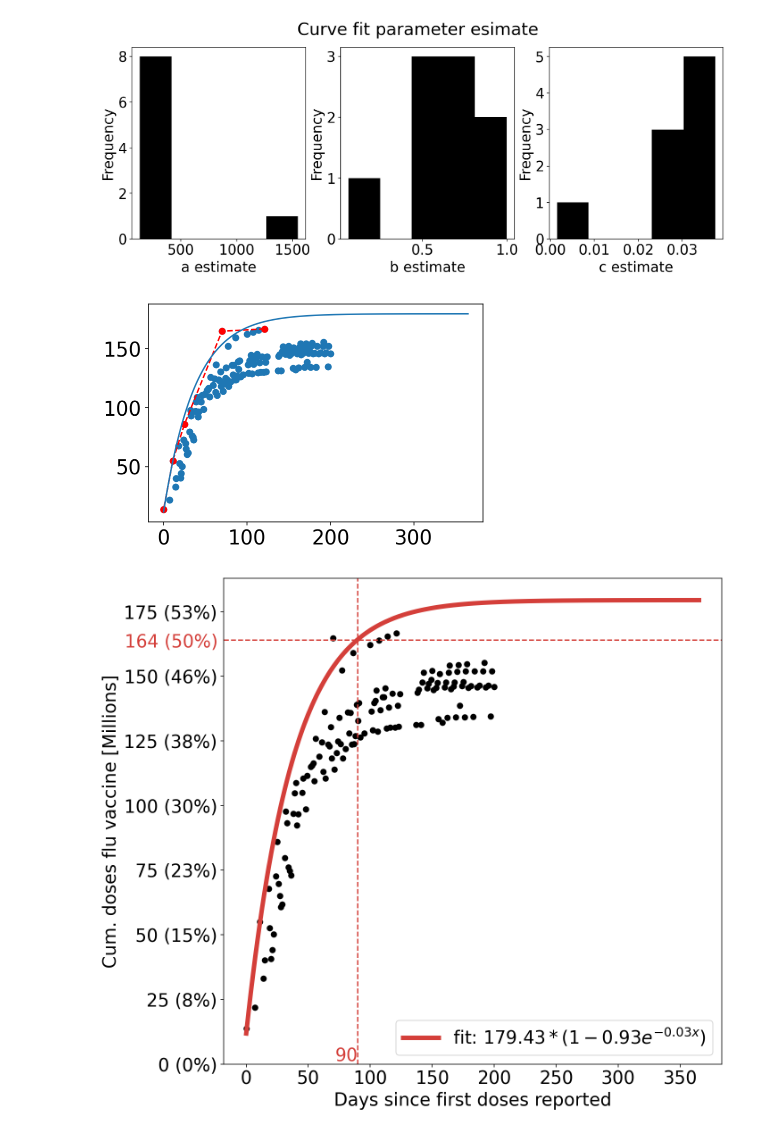
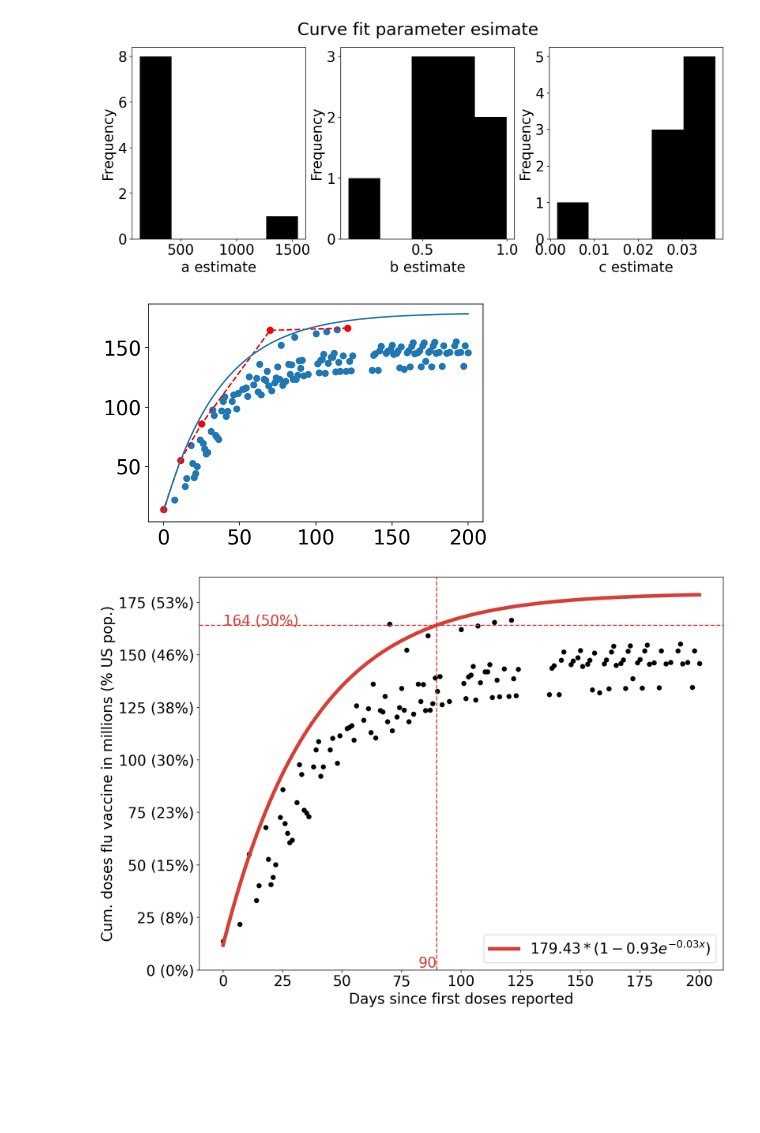
Before and after one commit to sbooeshaghi/fluvax, a Jupyter notebook: notebooks/basic.ipynb, the cells around one changed output. Saved outputs shown, nothing was run; the diff lists cells and outputs as text; code cells hidden in the pictures; blank space fills up the shorter version.

```diff
--- a/notebooks/basic.ipynb
+++ b/notebooks/basic.ipynb
@@ -255,7 +256,11 @@ from scipy.spatial import ConvexHull
 # %%
 #@title Fit the model to the convex hull
-yy = np.nanmean(yvals, axis=0)
-h = ConvexHull(np.vstack([nx, yy]).T)
+x = (xdays-365/2)%365
+y = np.nanmean(yvals, axis=0)
+newx = np.linspace(0, 200, 2000)
+
+nx = x - min(x)
+h = ConvexHull(np.vstack([nx, y]).T)
 
 x = h.points[h.vertices,0][:5]
 y = h.points[h.vertices,1][:5]
@@ -263,16 +268,15 @@ y = h.points[h.vertices,1][:5]
 popt, pcov = curve_fit(func, x, y,  p0=[140, 1,.01],  maxfev=5000)
 plt.plot(x, y, 'ro--')
 
-
 plt.plot(newx, func(newx, *popt))
 
-plt.scatter(nx, yy)
+plt.scatter(h.points[:,0], h.points[:,1])
 plt.show()
 # %% [output]
-[figure, old version]
+[figure, new version]
 # %%
 #@title We estimate it will take 90 days to distribute enough vaccines to vaccinate 50% of the US population
-fig, ax = plt.subplots(figsize=(10, 10))
+fig, ax = plt.subplots(figsize=(13, 10))
 
 color="#D43F3A"
 
@@ -288,37 +292,37 @@ nx = x - min(x)
 ax.scatter(nx,y, color="k")
 
 
 # plot the convex hull
 h = ConvexHull(np.vstack([nx, y]).T)
 x = h.points[h.vertices,0][:5]
 y = h.points[h.vertices,1][:5]
 
 popt, pcov = curve_fit(func, x, y, p0=[140, 1,.01],  maxfev=5000)
-label = f"fit: ${popt[0]:,.2f}*(1-{popt[1]:,.2f}e^{{-{popt[2]:,.2f}x}})$"
+label = f"${popt[0]:,.2f}*(1-{popt[1]:,.2f}e^{{-{popt[2]:,.2f}x}})$"
 ax.plot(newx, func(newx, *popt), color=color, linewidth=5, label=label)
 
 nppl = US_pop/2/1000000.
 ax.axhline(y=nppl, color=color, linestyle="--")
 xl = newx[func(newx, *popt) >=nppl][0]
 ax.axvline(xl, color=color, linestyle="--")
-ax.text(-98, nppl-3, f"{nppl:.0f} (50%)", color=color)
+ax.text(0, nppl, f"{nppl:.0f} (50%)", color=color)
 ax.text(xl, 1, f"{xl:,.0f}",color= color, ha="right")
 
 ax.set(**{
     "ylim": 0,
     "xlabel": "Days since first doses reported",
-    "ylabel": "Cum. doses flu vaccine [Millions]",
+    "ylabel": "Cum. doses flu vaccine in millions (% US pop.)",
 })
 fig.canvas.draw()
 
 ax.set_yticklabels([f"{i.get_text()} ({float(i.get_text())/US_pop*100*1000000:,.0f}%)" for i in ax.get_yticklabels()])
 
 
 ax.legend(loc="lower right")
 
 fig.show()
 # %% [output]
-[figure, old version]
+[figure, new version]
 # %%
 print("This notebook took {:.2f} seconds to run.".format(time.time()-now))
 # %% [output]
```
Also changed, not shown: parts of 5 cells of this notebook.
